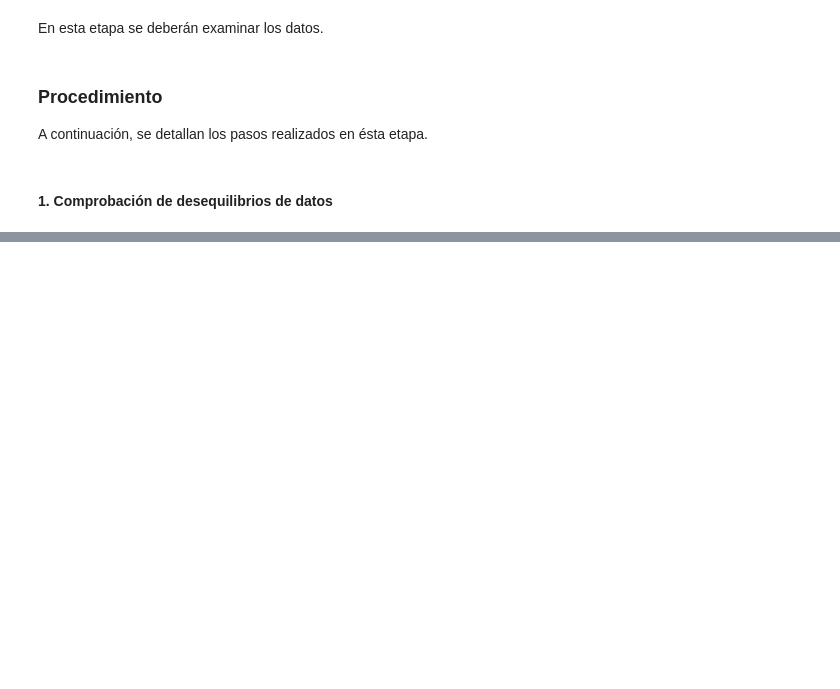
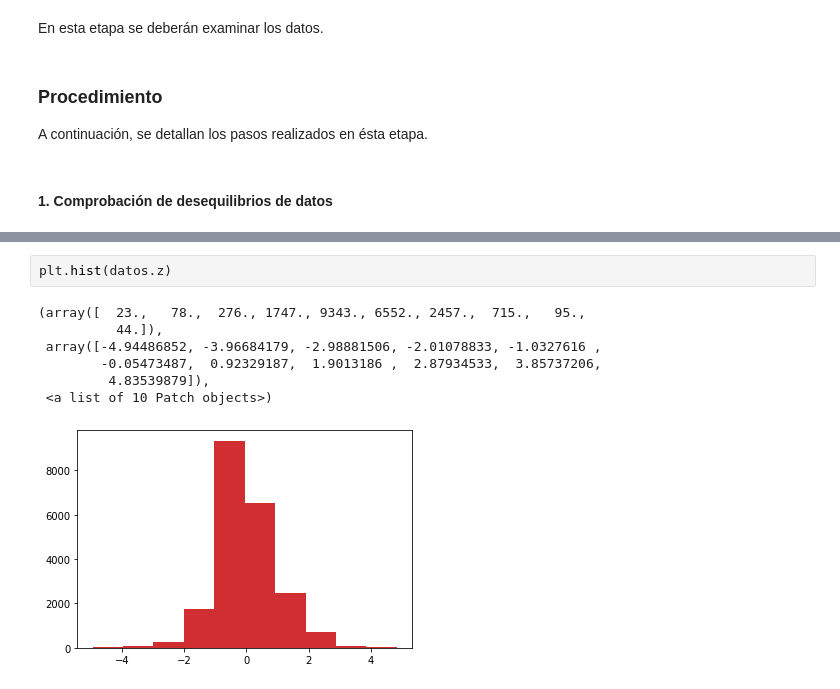
Before and after one commit to VictorSepulveda1994/Minor-Machine-Learning, a Jupyter notebook: Proyecto_Final/Etapa03-Explore/Explore-Human_Activity_Recognition.ipynb, the cells around one changed output, grey strips where cells are left out. Cells and saved outputs as stored; diff of their text form; blank space fills up the shorter version.

```diff
--- a/Proyecto_Final/Etapa03-Explore/Explore-Human_Activity_Recognition.ipynb
+++ b/Proyecto_Final/Etapa03-Explore/Explore-Human_Activity_Recognition.ipynb
@@ -339,0 +378,10 @@ En esta etapa se deberán examinar los datos.
+# %%
+plt.hist(datos.z)
+# %% [output]
+(array([  23.,   78.,  276., 1747., 9343., 6552., 2457.,  715.,   95.,
+          44.]),
+ array([-4.94486852, -3.96684179, -2.98881506, -2.01078833, -1.0327616 ,
+        -0.05473487,  0.92329187,  1.9013186 ,  2.87934533,  3.85737206,
+         4.83539879]),
+ <a list of 10 Patch objects>)
+[figure, added]
```
Also changed, not shown: parts of 12 cells of this notebook.
